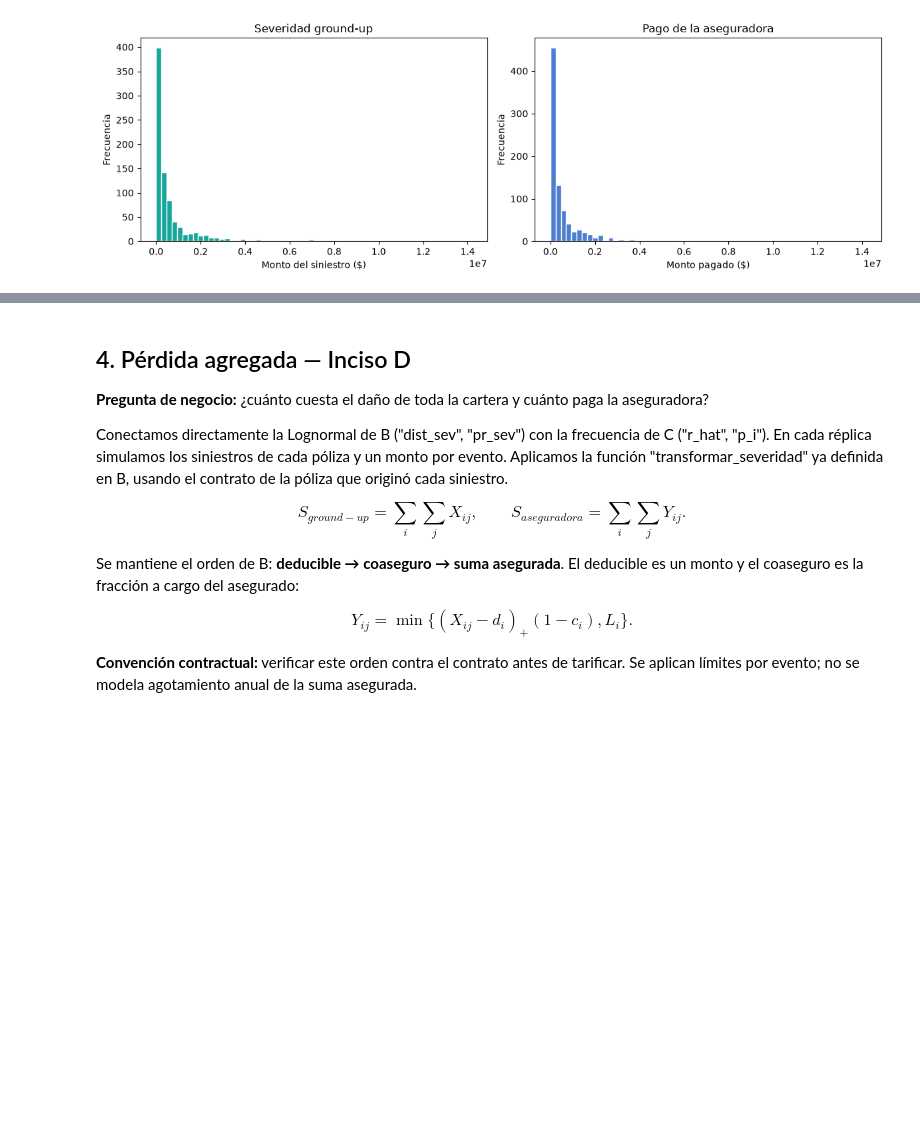
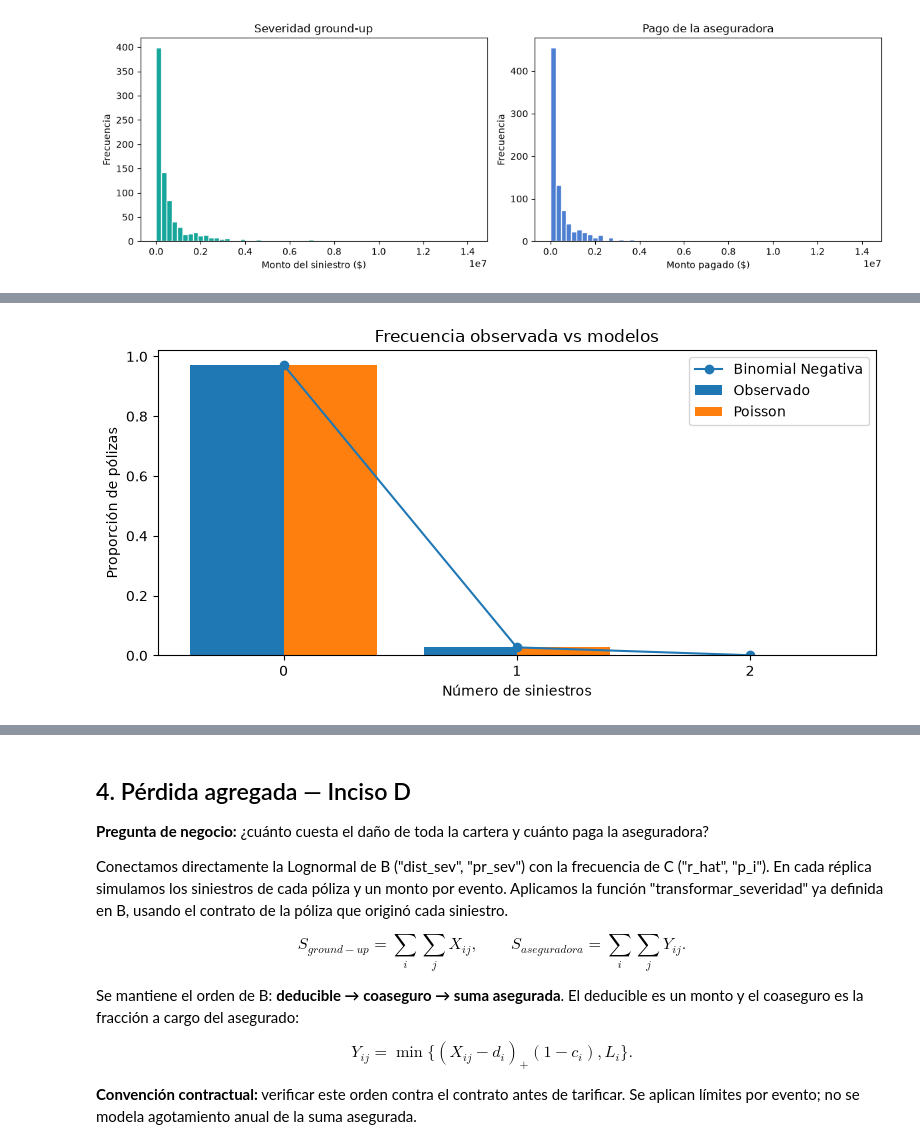
Before and after one commit to Ericdaniel78/MASDFR_20271, a Jupyter notebook: entregas/equipo_08/Practica_01/Practica_01_Equipo_08.ipynb, the cells around one changed output, grey strips where cells are left out. Cells and saved outputs as stored; diff of their text form; code cells hidden in the pictures; blank space fills up the shorter version.

Commit message:
Completa inciso C frecuencia

```diff
--- a/entregas/equipo_08/Practica_01/Practica_01_Equipo_08.ipynb
+++ b/entregas/equipo_08/Practica_01/Practica_01_Equipo_08.ipynb
@@ -458,0 +481,20 @@ plt.show()
+# %%
+# ─── Frecuencia: datos y exposición ─────────────────────────────────────
+
+# Continuamos utilizando df, que ya fue cargado al inicio del notebook.
+# No volvemos a leer el parquet para mantener el notebook reproducible.
+
+n_observado = df["num_siniestros"].to_numpy()
+exposicion = df["exposicion"].to_numpy()
+
+# Tasa global por año-póliza
+lambda_hat = n_observado.sum() / exposicion.sum()
+
+# Media esperada de cada póliza bajo Poisson
+mu_i = exposicion * lambda_hat
+
+
+print(f"Número de pólizas        : {len(df):,}")
+print(f"Siniestros observados    : {n_observado.sum():,}")
+print(f"Exposición total         : {exposicion.sum():,.2f} años-póliza")
+print(f"Tasa por año-póliza      : {lambda_hat:.8f}")
@@ -458,0 +747,37 @@ plt.show()
+# %%
+fig, ax = plt.subplots(figsize=(8, 4))
+
+
+ax.bar(
+    ks - 0.20,
+    observado,
+    width=0.40,
+    label="Observado"
+)
+
+ax.bar(
+    ks + 0.20,
+    esperado_poisson,
+    width=0.40,
+    label="Poisson"
+)
+
+ax.plot(
+    ks,
+    esperado_nb,
+    "o-",
+    label="Binomial Negativa"
+)
+
+
+ax.set_xlabel("Número de siniestros")
+ax.set_ylabel("Proporción de pólizas")
+ax.set_title("Frecuencia observada vs modelos")
+ax.set_xticks(ks)
+
+ax.legend()
+
+plt.tight_layout()
+plt.show()
+# %% [output]
+[figure, added]
```
Also changed, not shown: parts of 11 cells of this notebook.
